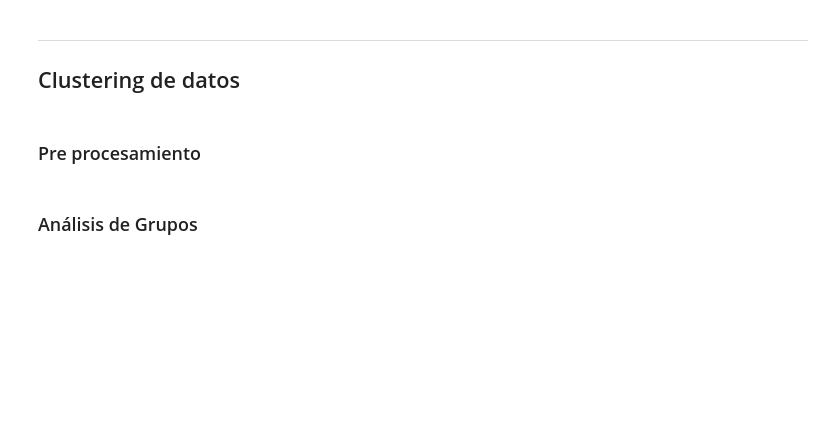
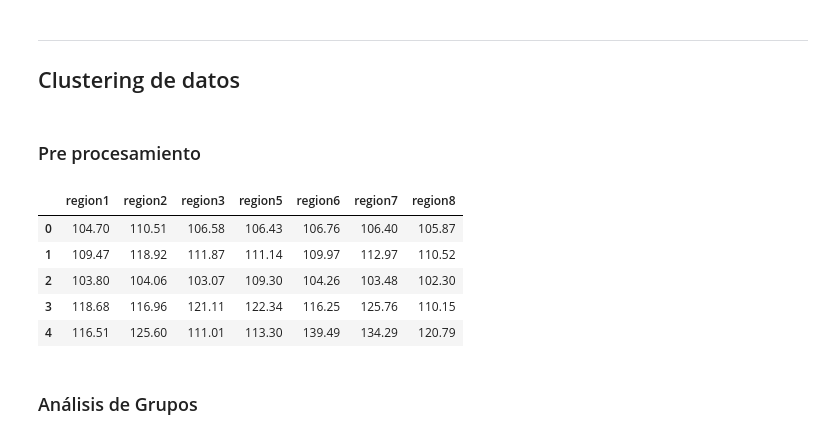
Before and after one commit to LeivaDiego/Proyecto-Mineria, a Jupyter notebook: IPC_EDA_V2.ipynb, the cells around one changed output. Drawn from its saved outputs; the diff is of its cells as text; code cells hidden in the pictures; blank space fills up the shorter version.

```diff
--- a/IPC_EDA_V2.ipynb
+++ b/IPC_EDA_V2.ipynb
@@ -997,10 +1010,18 @@ servicio de educacion de primaria - Variación IPC: 1.79
 # %%
 # Seleccionamos solo las columnas que serán utilizadas para el clustering
 X = data[['region1', 'region2', 'region3', 'region5', 'region6', 'region7', 'region8']]
 
 # Normalizamos los datos para asegurar que todas las características tengan la misma escala
 scaler = MinMaxScaler()
 df_encoded = scaler.fit_transform(X)
+X.head()
+# %% [output]
+|  | region1 | region2 | region3 | region5 | region6 | region7 | region8 |
+| 0 | 104.70 | 110.51 | 106.58 | 106.43 | 106.76 | 106.40 | 105.87 |
+| 1 | 109.47 | 118.92 | 111.87 | 111.14 | 109.97 | 112.97 | 110.52 |
+| 2 | 103.80 | 104.06 | 103.07 | 109.30 | 104.26 | 103.48 | 102.30 |
+| 3 | 118.68 | 116.96 | 121.11 | 122.34 | 116.25 | 125.76 | 110.15 |
+| 4 | 116.51 | 125.60 | 111.01 | 113.30 | 139.49 | 134.29 | 120.79 |
 # %% [markdown]
 ### Análisis de Grupos
 # %% [markdown]
```
Also changed, not shown: parts of 27 cells of this notebook.
